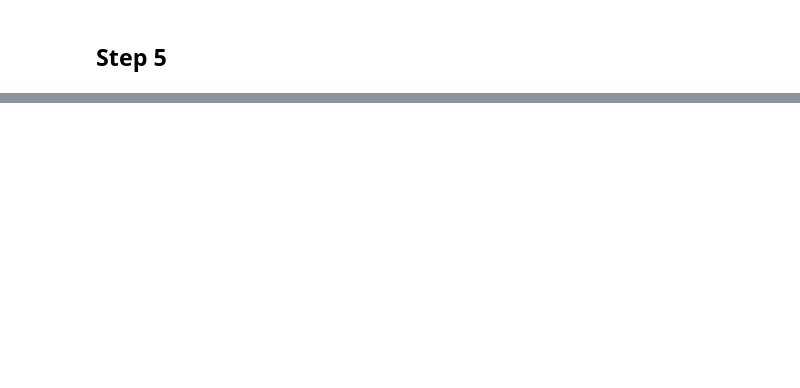
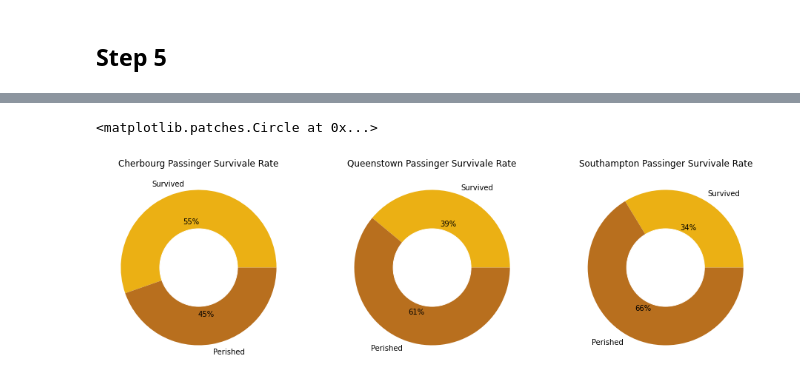
Before and after one commit to woodstockwins/1213-iris, a Jupyter notebook: labs/2.01-lab-pandas-titanic-master/titanic-starter-gene.ipynb, the cells around one changed output, grey strips where cells are left out. Saved outputs shown, nothing was run; the diff lists cells and outputs as text; code cells hidden in the pictures; blank space fills up the shorter version.

```diff
--- a/labs/2.01-lab-pandas-titanic-master/titanic-starter-gene.ipynb
+++ b/labs/2.01-lab-pandas-titanic-master/titanic-starter-gene.ipynb
@@ -329,0 +368,42 @@ plt.tight_layout()
+# %%
+# Survival rate by departure port
+embark_c = [df.groupby(by="Embarked").mean()['Survived'][0], (1-df.groupby(by="Embarked").mean()['Survived'][0])]
+embark_q = [df.groupby(by="Embarked").mean()['Survived'][1], (1-df.groupby(by="Embarked").mean()['Survived'][1])]
+embark_s = [df.groupby(by="Embarked").mean()['Survived'][2], (1-df.groupby(by="Embarked").mean()['Survived'][2])]
+
+plt.figure(figsize=(16, 8))
+# Fig 1 - Cherbourg
+ax1 = plt.subplot(1, 3, 1) # number of rows by number of columns by which individual plot to reference
+ax1.pie(x=embark_c, labels=names, colors=[color_survive['survived'], color_survive['perished']], autopct='%1.0f%%')
+ax1.set_facecolor("white")
+ax1.set_title("Cherbourg Passinger Survivale Rate")
+# add a circle at the center to transform it in a donut chart
+my_circle=plt.Circle((0,0), 0.5, color='white')
+p=plt.gcf()
+p.gca().add_artist(my_circle)
+
+# Fig 2 - Queenstown
+ax2 = plt.subplot(1, 3, 2) # number of rows by number of columns by which individual plot to reference
+ax2.pie(x=embark_q, labels=names, colors=[color_survive['survived'], color_survive['perished']], autopct='%1.0f%%')
+ax2.set_facecolor("white")
+ax2.set_title("Queenstown Passinger Survivale Rate")
+# add a circle at the center to transform it in a donut chart
+my_circle=plt.Circle((0,0), 0.5, color='white')
+p=plt.gcf()
+p.gca().add_artist(my_circle)
+
+# Fig 3 - Southampton
+ax3 = plt.subplot(1, 3, 3) # number of rows by number of columns by which individual plot to reference
+ax3.pie(x=embark_s, labels=names, colors=[color_survive['survived'], color_survive['perished']], autopct='%1.0f%%')
+ax3.set_facecolor("white")
+ax3.set_title("Southampton Passinger Survivale Rate")
+# add a circle at the center to transform it in a donut chart
+my_circle=plt.Circle((0,0), 0.5, color='white')
+p=plt.gcf()
+p.gca().add_artist(my_circle);
+
+# Pies & circles Adapted from Source: https://www.python-graph-gallery.com/donut-plot/
+# Percent labels adapted from Source: https://stackoverflow.com/a/21580755
+# %% [output]
+<matplotlib.patches.Circle at 0x...>
+[figure, added]
```
Also changed, not shown: parts of 13 cells of this notebook.
